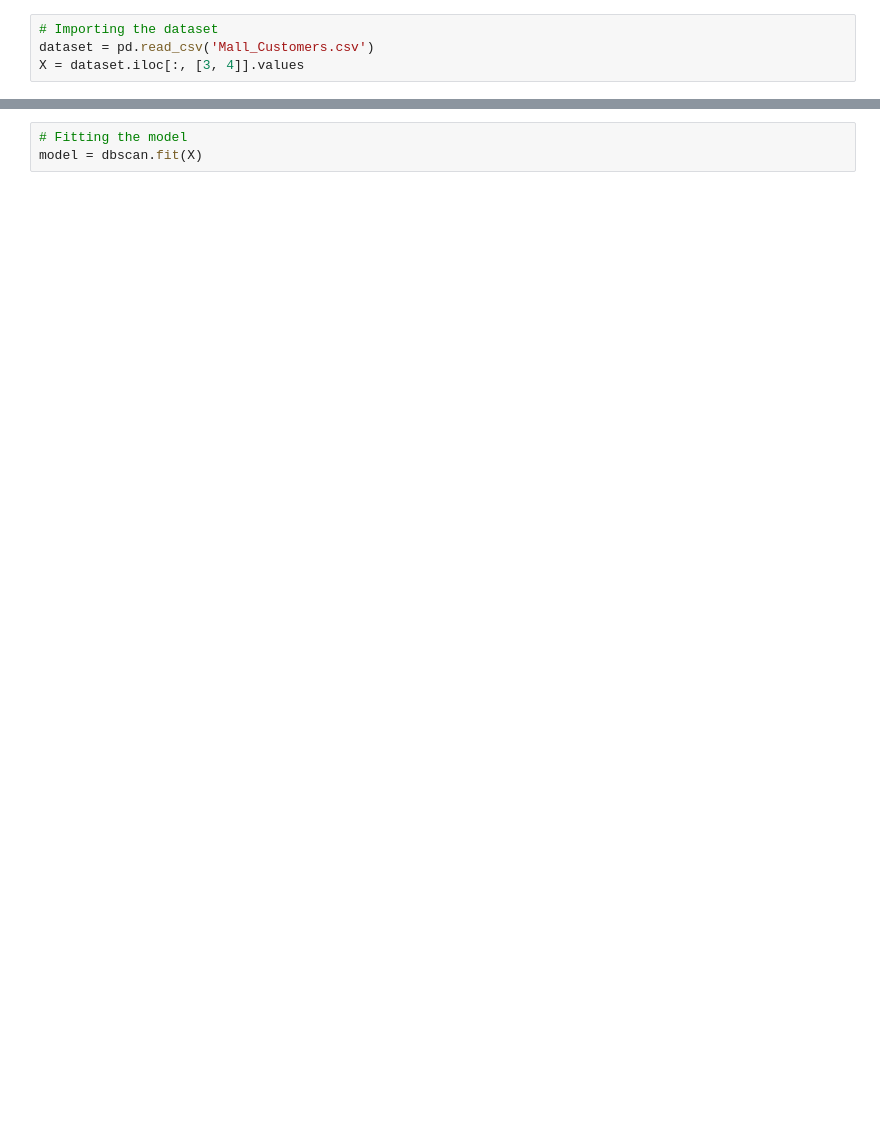
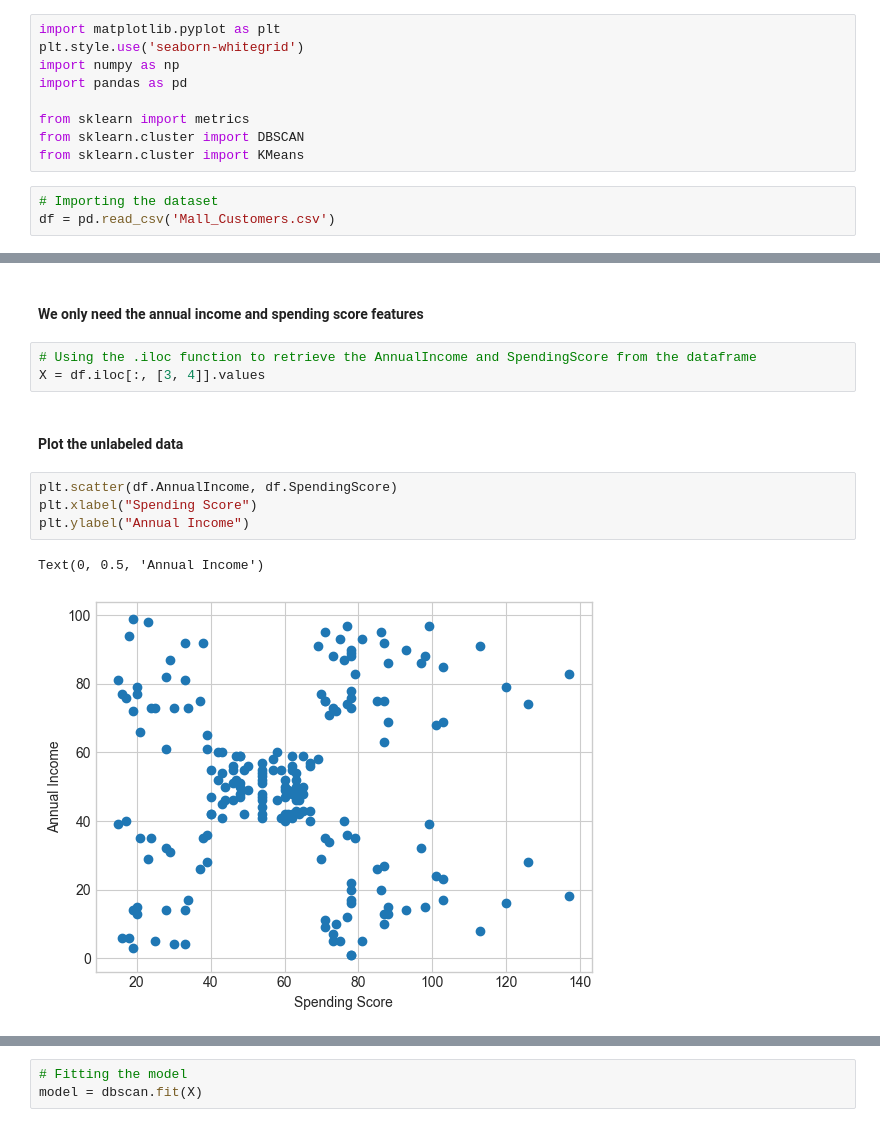
Before and after one commit to robitussin/CCINSYSL, a Jupyter notebook: 8 - DBSCAN/implementation/DBSCAN.ipynb, the cells around one changed output, grey strips where cells are left out. Drawn from its saved outputs; the diff is of its cells as text; blank space fills up the shorter version.

```diff
--- a/8 - DBSCAN/implementation/DBSCAN.ipynb
+++ b/8 - DBSCAN/implementation/DBSCAN.ipynb
@@ -8,4 +3,12 @@ import pandas as pd
+# %%
+import matplotlib.pyplot as plt
+plt.style.use('seaborn-whitegrid')
+import numpy as np
+import pandas as pd
+
+from sklearn import metrics
+from sklearn.cluster import DBSCAN
+from sklearn.cluster import KMeans
 # %%
 # Importing the dataset
-dataset = pd.read_csv('Mall_Customers.csv')
-X = dataset.iloc[:, [3, 4]].values
+df = pd.read_csv('Mall_Customers.csv')
@@ -11,0 +24,14 @@ X = dataset.iloc[:, [3, 4]].values
+# %% [markdown]
+#### We only need the annual income and spending score features
+# %%
+# Using the .iloc function to retrieve the AnnualIncome and SpendingScore from the dataframe
+X = df.iloc[:, [3, 4]].values
+# %% [markdown]
+#### Plot the unlabeled data
+# %%
+plt.scatter(df.AnnualIncome, df.SpendingScore)
+plt.xlabel("Spending Score")
+plt.ylabel("Annual Income")
+# %% [output]
+Text(0, 0.5, 'Annual Income')
+[figure, added]
```
Also changed, not shown: parts of 25 cells of this notebook, 2 other files.
